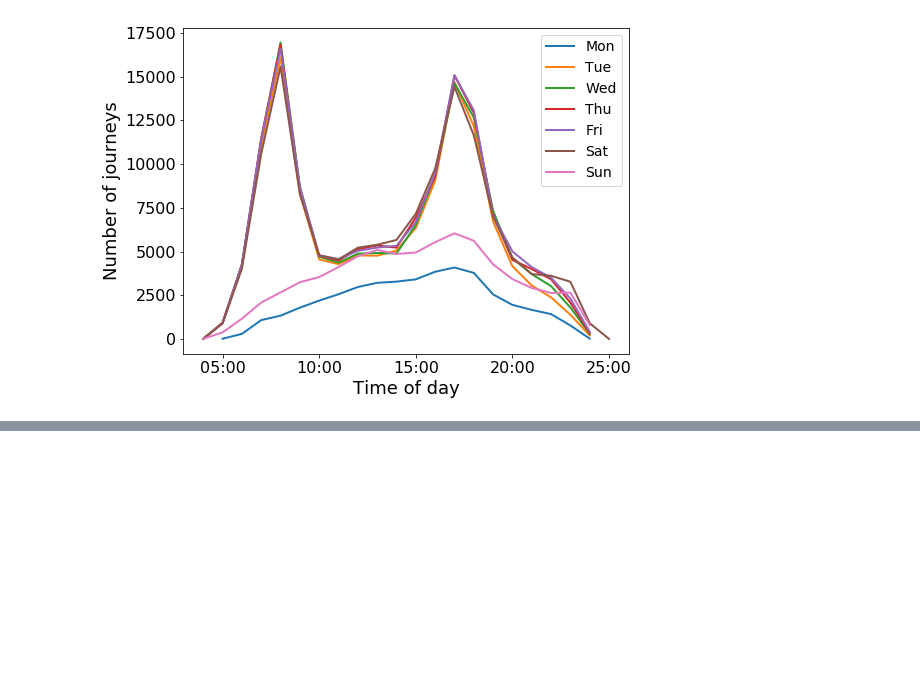
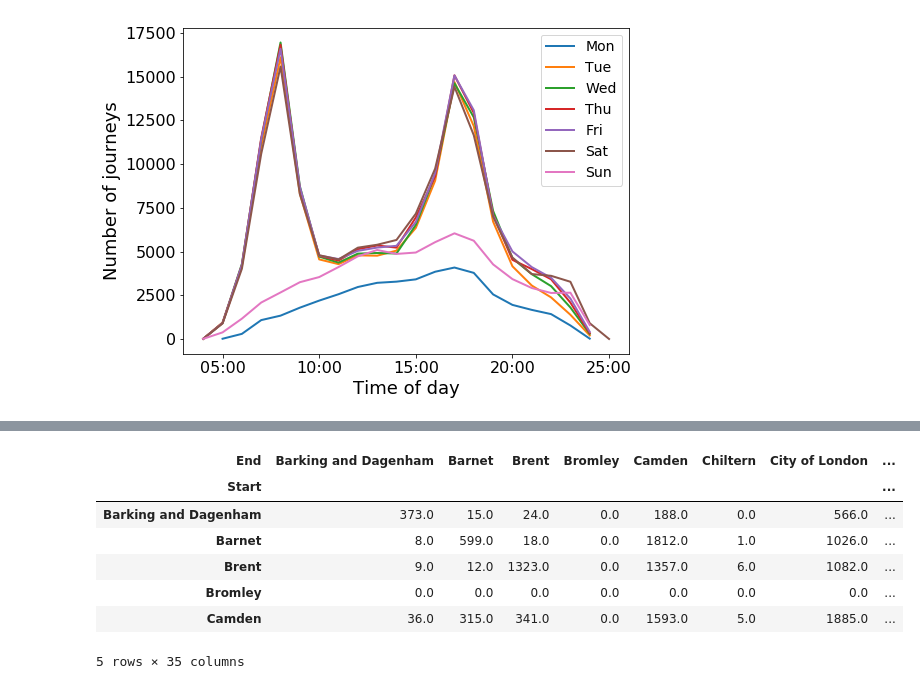
Before and after one commit to joshuablake/Temporal-metapop-epidemic-London-, a Jupyter notebook: src/TFL data.ipynb, the cells around one changed output, grey strips where cells are left out. Cells and saved outputs as stored; diff of their text form; code cells hidden in the pictures; blank space fills up the shorter version.

```diff
--- a/src/TFL data.ipynb
+++ b/src/TFL data.ipynb
@@ -222,0 +221,19 @@ plt.savefig('../../diss/journeyTime.pgf')
+# %%
+# start_end_by_hour['Entry hour'] < 12
+journeys = complete_journeys[complete_journeys['downo'] <= 5][pandas.to_numeric(complete_journeys['EntTimeHHMM']) < 12]
+a = journeys.groupby(('StartStn', 'EndStation')).size().reset_index()
+a.replace(lookup, inplace=True)
+a = a.groupby(('StartStn', 'EndStation')).agg({0: 'sum'}).reset_index()
+a.columns = ['Start', 'End', 0]
+a = a.pivot(index='Start', columns='End', values=0)
+a.fillna(0, inplace=True)
+a.head()
+# %% [output]
+| End | Barking and Dagenham | Barnet | Brent | Bromley | Camden | Chiltern | City of London | ... |
+| Start |  |  |  |  |  |  |  | ... |
+| Barking and Dagenham | 373.0 | 15.0 | 24.0 | 0.0 | 188.0 | 0.0 | 566.0 | ... |
+| Barnet | 8.0 | 599.0 | 18.0 | 0.0 | 1812.0 | 1.0 | 1026.0 | ... |
+| Brent | 9.0 | 12.0 | 1323.0 | 0.0 | 1357.0 | 6.0 | 1082.0 | ... |
+| Bromley | 0.0 | 0.0 | 0.0 | 0.0 | 0.0 | 0.0 | 0.0 | ... |
+| Camden | 36.0 | 315.0 | 341.0 | 0.0 | 1593.0 | 5.0 | 1885.0 | ... |
+5 rows × 35 columns
```
Also changed, not shown: parts of 9 cells of this notebook.
